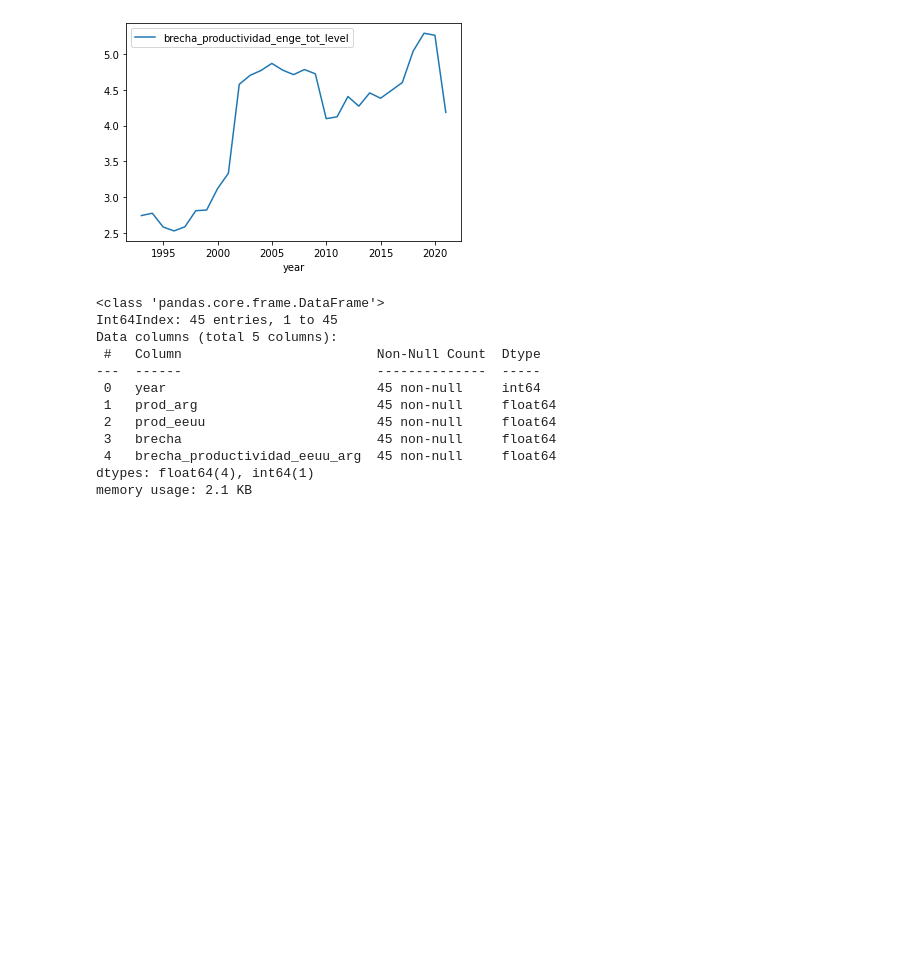
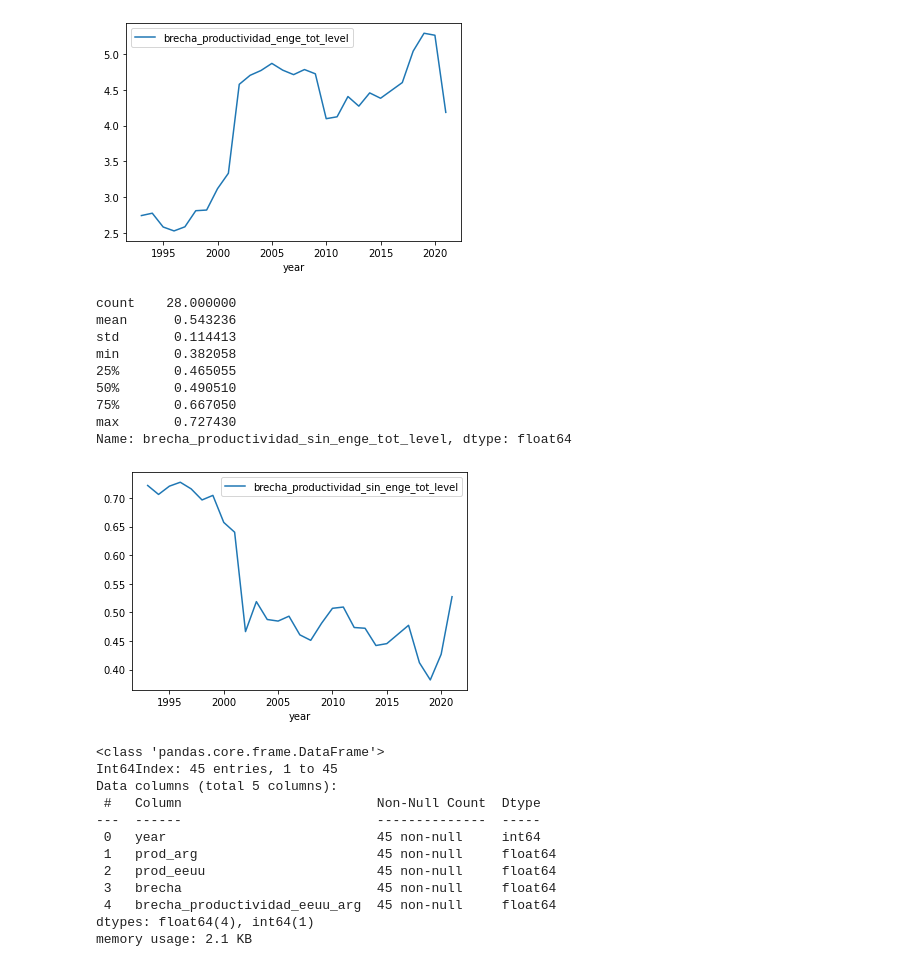
Before and after one commit to mateosuster/productivity_measures, a Jupyter notebook: enge/enge.ipynb, the cells around one changed output. Cells and saved outputs as stored; diff of their text form; code cells hidden in the pictures; blank space fills up the shorter version.

Commit message:
se agrega brecha enge y sin enge vs eeuu

```diff
--- a/enge/enge.ipynb
+++ b/enge/enge.ipynb
@@ -526,9 +522,13 @@ data_enge2['vab_sin_enge_index'] = get_index(data_enge2, 'vab_sin_enge', 1997)
 data_enge2['emp_sin_enge_index'] = get_index(data_enge2, 'emp_sin_enge', 1997)
 
 data_enge2['productividad_sin_enge_index'] = data_enge2['vab_sin_enge_index']/data_enge2['emp_sin_enge_index']
+
 data_enge2['productividad_tot_level'] =  data_enge2['vab_tot_04']/data_enge2['emp_tot']
 data_enge2['productividad_enge_level'] = data_enge2['vab_ipi']/data_enge2['emp']
+data_enge2['productividad_sin_enge_level'] = data_enge2['vab_sin_enge']/data_enge2['emp_sin_enge']
+
 data_enge2['brecha_productividad_enge_tot_level'] = data_enge2['productividad_enge_level']/ data_enge2['productividad_tot_level']
+data_enge2['brecha_productividad_sin_enge_tot_level'] = data_enge2['productividad_sin_enge_level']/ data_enge2['productividad_tot_level']
 
 data_enge2['peso_vab_enge'] = data_enge2['vab_ipi']/ data_enge2['vab_tot_04']
 data_enge2['peso_emp_enge'] = data_enge2['emp']/ data_enge2['emp_tot']
@@ -585,8 +605,10 @@ plt.show()
 data_enge2.columns = ['year', 'emp_enge', 'vab_ipi_enge',  'productividad_enge_index_1',
                       'vab_ipi_tot_manuf', 'emp_tot_manuf', 'productividad_tot_manuf_index',
                       'sector',
-                      'vab_ipi_sin_enge', 'emp_sin_enge', 'vab_ipi_sin_enge_index', 'emp_sin_enge_index', 'productividad_sin_enge_index',
-                     'productividad_tot_level', 'productividad_enge_level', 'brecha_productividad_enge_tot_level',
+                      'vab_ipi_sin_enge', 'emp_sin_enge', 'vab_ipi_sin_enge_index', 'emp_sin_enge_index',
+                      'productividad_sin_enge_index', 'productividad_tot_level',
+                      'productividad_enge_level', 'productividad_sin_enge_level',
+                      'brecha_productividad_enge_tot_level', 'brecha_productividad_sin_enge_tot_level',
                       'peso_vab_enge', 'peso_emp_enge']
 data_enge2.to_excel("../results/enge/enge_y_total.xlsx")
 # %%
@@ -633,6 +655,20 @@ min       2.528456
 max       5.290910
 Name: brecha_productividad_enge_tot_level, dtype: float64
 [figure]
+# %%
+data_enge2.plot(x='year', y='brecha_productividad_sin_enge_tot_level')
+data_enge2.brecha_productividad_sin_enge_tot_level.describe()
+# %% [output]
+count    28.000000
+mean      0.543236
+std       0.114413
+min       0.382058
+25%       0.465055
+50%       0.490510
+75%       0.667050
+max       0.727430
+Name: brecha_productividad_sin_enge_tot_level, dtype: float64
+[figure, added]
 # %%
 eeuu_prod = pd.read_csv('../data/arg/eeuu_prod.csv', skiprows = 4)
 eeuu_prod.columns =['year', 'prod_arg', 'prod_eeuu', 'brecha']
```
Also changed, not shown: parts of 5 cells of this notebook, 3 other files.
